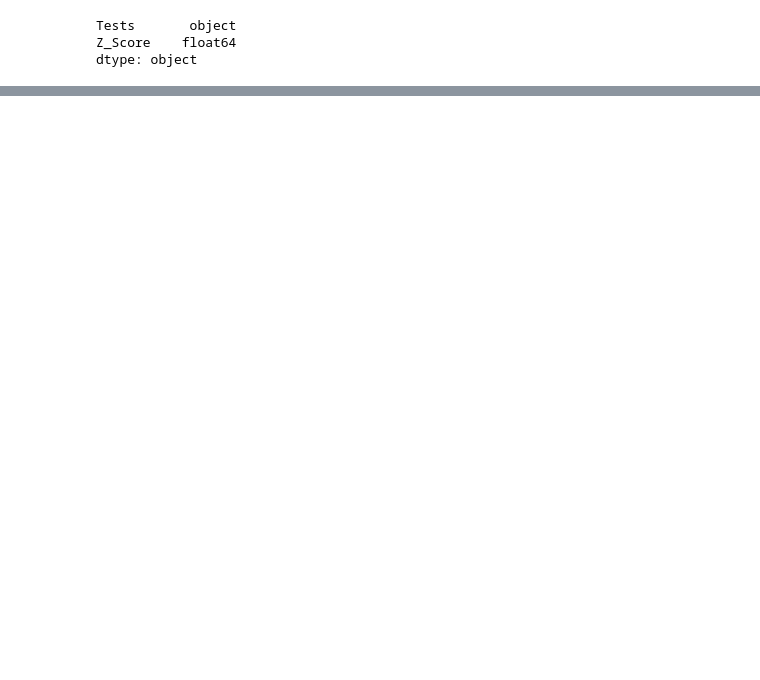
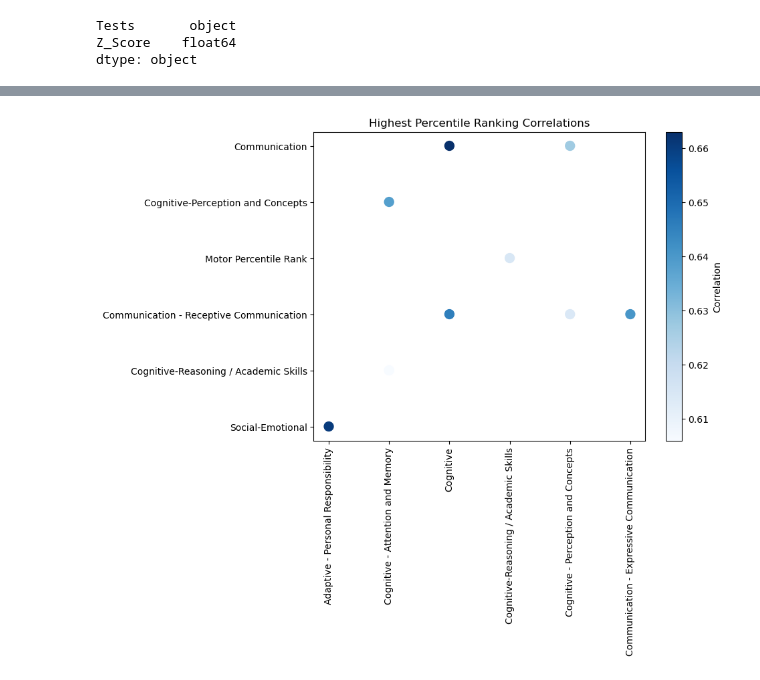
Before and after one commit to NSS-Full-Time-Data-Analytics-11/teis-project-annie, a Jupyter notebook: notebook/teis_project_liam.ipynb, the cells around one changed output, grey strips where cells are left out. Cells and saved outputs as stored; diff of their text form; code cells hidden in the pictures; blank space fills up the shorter version.

```diff
--- a/notebook/teis_project_liam.ipynb
+++ b/notebook/teis_project_liam.ipynb
@@ -84,2 +107,25 @@ high_corr
+# %%
+corr_set = {
+    ('Adaptive - Personal Responsibility', 'Social-Emotional', 0.660488),
+    ('Cognitive','Communication', 0.662977),
+    ('Cognitive','Communication - Receptive Communication', 0.645784),
+    ('Cognitive-Reasoning / Academic Skills', 'Motor Percentile Rank', 0.61504),
+    ('Cognitive - Attention and Memory', 'Cognitive-Reasoning / Academic Skills', 0.605986),
+    ('Cognitive - Attention and Memory','Cognitive-Perception and Concepts', 0.638454),
+    ('Cognitive - Perception and Concepts','Communication', 0.626955),
+    ('Cognitive - Perception and Concepts','Communication - Receptive Communication', 0.614291),
+    ('Communication - Expressive Communication','Communication - Receptive Communication', 0.640678)
+    }
+# %%
+corr_list = [{'Variable1': pair[0], 'Variable2': pair[1], 'Correlation': pair[2]} for pair in corr_set]
 # %%
-evals
+correlations = pd.DataFrame(corr_list)
+# %%
+plt.figure(figsize=(8, 6))
+plt.scatter(correlations['Variable1'], correlations['Variable2'], c=correlations['Correlation'], cmap='Blues', s=100)
+plt.colorbar(label='Correlation')
+plt.title('Highest Percentile Ranking Correlations')
+plt.xticks(rotation=90)
+plt.show()
+# %% [output]
+[figure, added]
```
Also changed, not shown: parts of 20 cells of this notebook.
